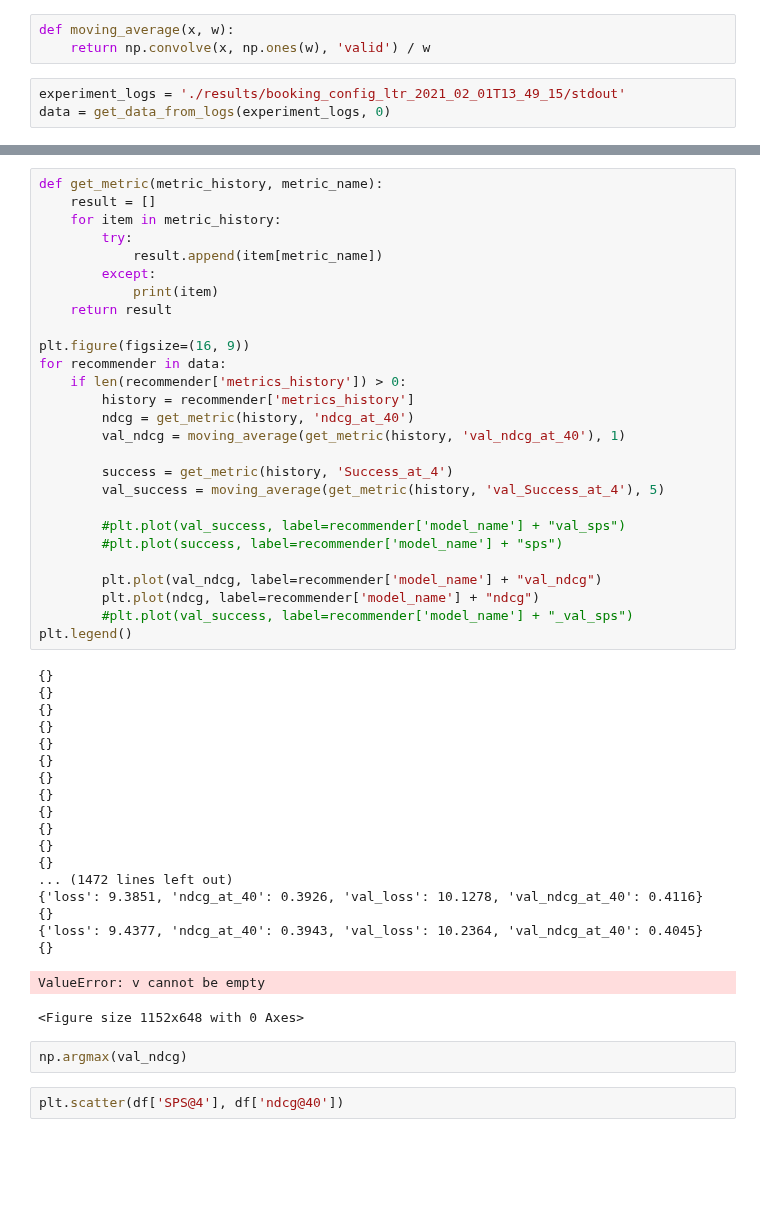
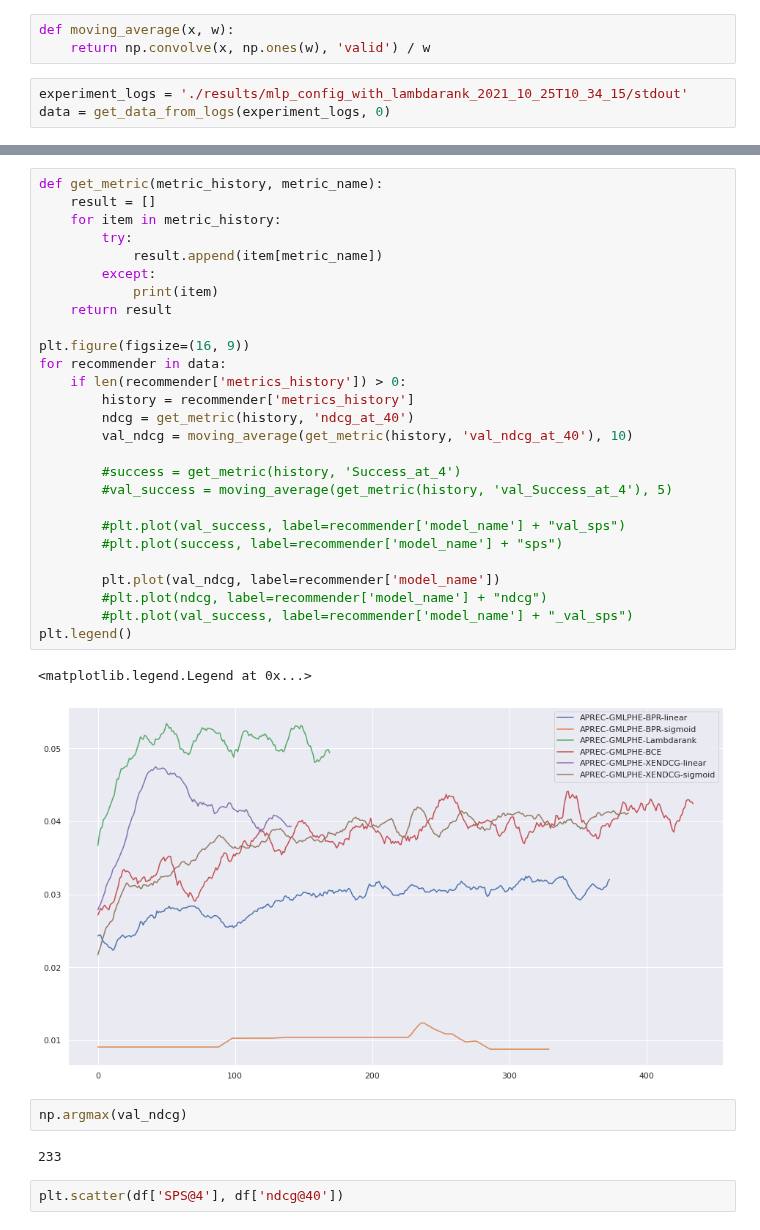
Before and after one commit to asash/gptrec_rl, a Jupyter notebook: evaluation/Results_analysis.ipynb, the cells around one changed output, grey strips where cells are left out. Saved outputs shown, nothing was run; the diff lists cells and outputs as text; blank space fills up the shorter version.

Commit message:
Updated Results_analysis.ipynb to a fresh version

```diff
--- a/evaluation/Results_analysis.ipynb
+++ b/evaluation/Results_analysis.ipynb
@@ -71,5 +71,5 @@ def get_data_from_logs(logfile, experiment_num):
 def moving_average(x, w):
     return np.convolve(x, np.ones(w), 'valid') / w
 # %%
-experiment_logs = './results/booking_config_ltr_2021_02_01T13_49_15/stdout'
+experiment_logs = './results/mlp_config_with_lambdarank_2021_10_25T10_34_15/stdout'
 data = get_data_from_logs(experiment_logs, 0)
@@ -130,51 +93,36 @@ good_df.sort_values('ndcg@40')
 # %%
 def get_metric(metric_history, metric_name):
     result = []
     for item in metric_history:
         try:
             result.append(item[metric_name])
         except:
             print(item)
     return result
 
 plt.figure(figsize=(16, 9))
 for recommender in data:
     if len(recommender['metrics_history']) > 0:
         history = recommender['metrics_history']
         ndcg = get_metric(history, 'ndcg_at_40')
-        val_ndcg = moving_average(get_metric(history, 'val_ndcg_at_40'), 1)
+        val_ndcg = moving_average(get_metric(history, 'val_ndcg_at_40'), 10)
 
-        success = get_metric(history, 'Success_at_4')
-        val_success = moving_average(get_metric(history, 'val_Success_at_4'), 5)
+        #success = get_metric(history, 'Success_at_4')
+        #val_success = moving_average(get_metric(history, 'val_Success_at_4'), 5)
 
         #plt.plot(val_success, label=recommender['model_name'] + "val_sps")
         #plt.plot(success, label=recommender['model_name'] + "sps")
 
-        plt.plot(val_ndcg, label=recommender['model_name'] + "val_ndcg")
-        plt.plot(ndcg, label=recommender['model_name'] + "ndcg")
+        plt.plot(val_ndcg, label=recommender['model_name'])
+        #plt.plot(ndcg, label=recommender['model_name'] + "ndcg")
         #plt.plot(val_success, label=recommender['model_name'] + "_val_sps")
 plt.legend()
 # %% [output]
-{}
-{}
-{}
-{}
-{}
-{}
-{}
-{}
-{}
-{}
-{}
-{}
-... (1472 lines left out)
-{'loss': 9.3851, 'ndcg_at_40': 0.3926, 'val_loss': 10.1278, 'val_ndcg_at_40': 0.4116}
-{}
-{'loss': 9.4377, 'ndcg_at_40': 0.3943, 'val_loss': 10.2364, 'val_ndcg_at_40': 0.4045}
-{}
+<matplotlib.legend.Legend at 0x...>
-ValueError: v cannot be empty
-<Figure size 1152x648 with 0 Axes>
+[figure, added]
 # %%
 np.argmax(val_ndcg)
+# %% [output]
+233
 # %%
 plt.scatter(df['SPS@4'], df['ndcg@40'])
```
Also changed, not shown: parts of 6 cells of this notebook.
